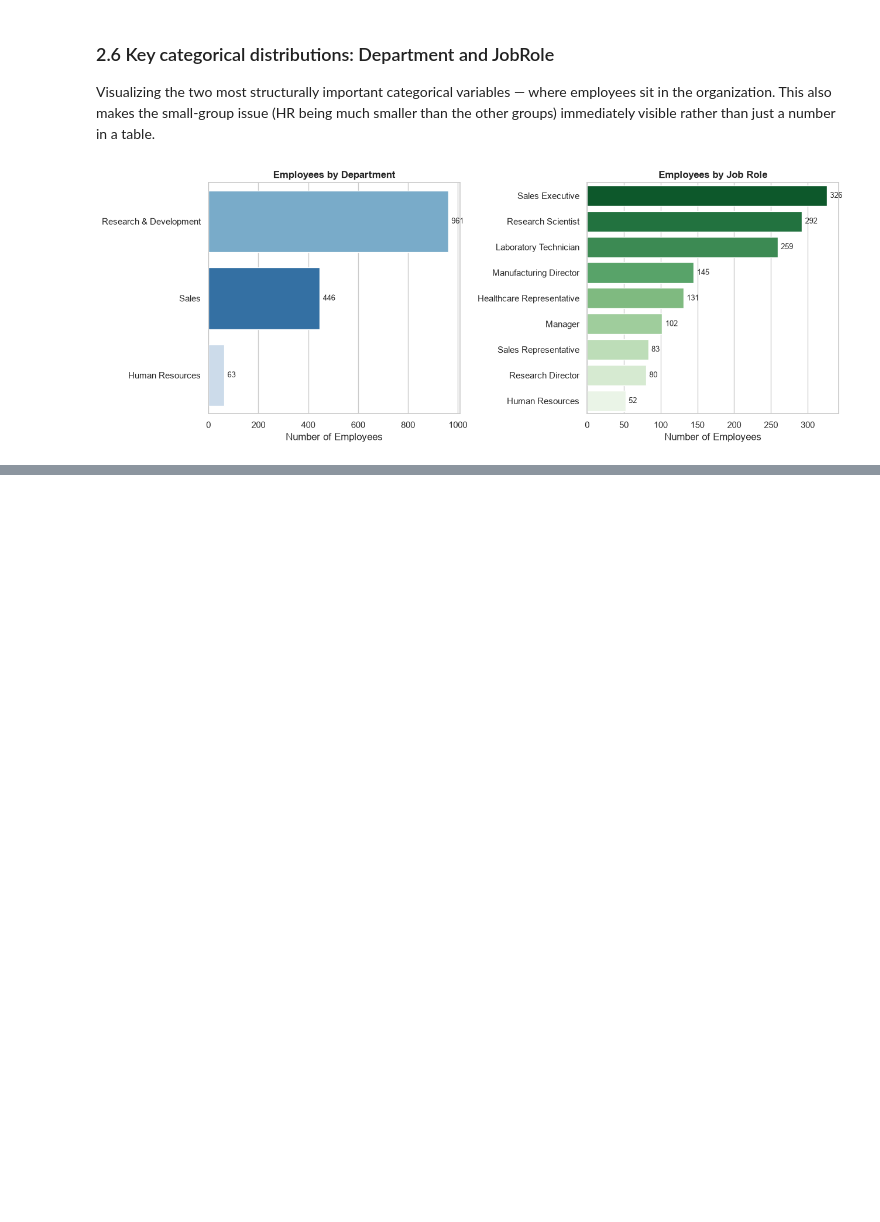
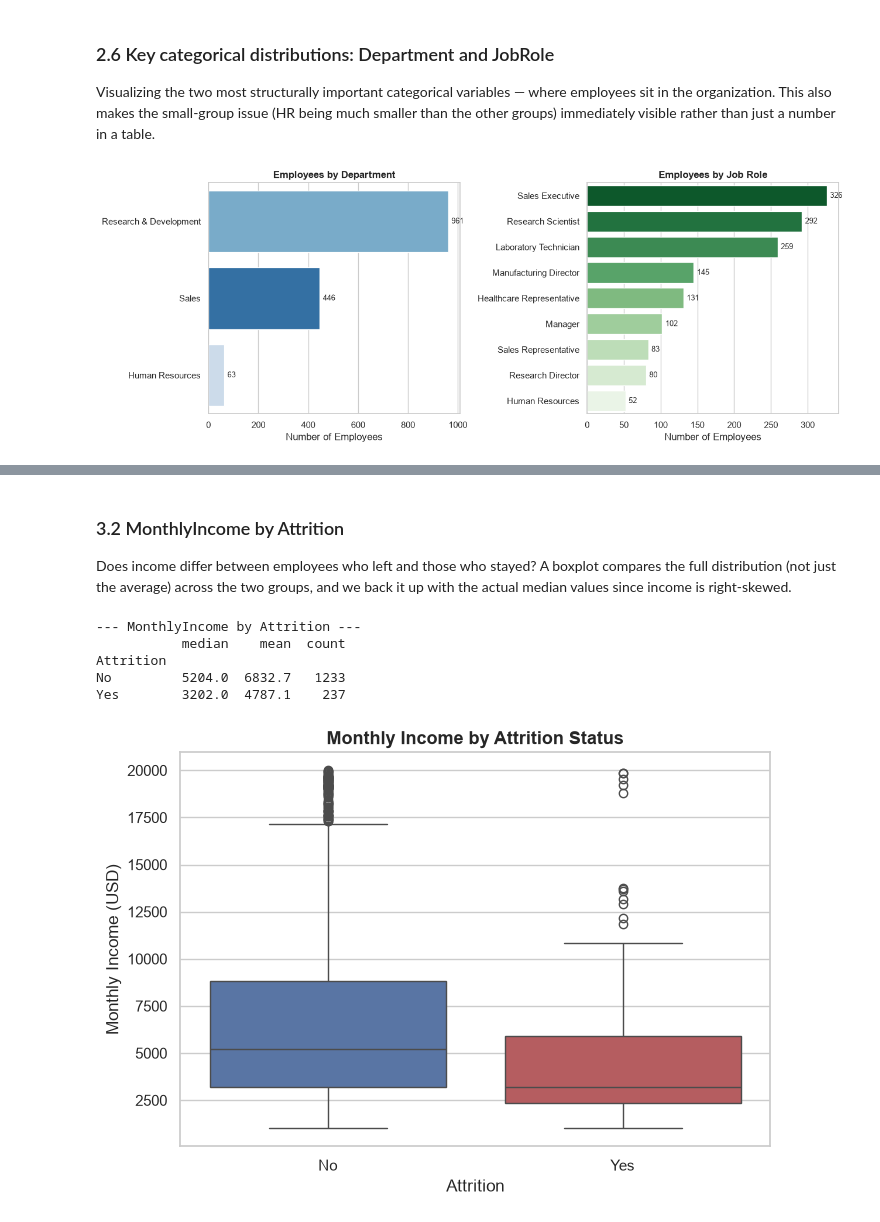
Before and after one commit to Kimberlywangari/eda-in-data-science, a Jupyter notebook: notebooks/eda.ipynb, the cells around one changed output, grey strips where cells are left out. Cells and saved outputs as stored; diff of their text form; code cells hidden in the pictures; blank space fills up the shorter version.

```diff
--- a/notebooks/eda.ipynb
+++ b/notebooks/eda.ipynb
@@ -362,0 +411,27 @@ plt.show()
+# %% [markdown]
+### 3.2 MonthlyIncome by Attrition
+
+Does income differ between employees who left and those who stayed? A boxplot
+compares the full distribution (not just the average) across the two groups, and
+we back it up with the actual median values since income is right-skewed.
+# %%
+income_by_attrition = df_clean.groupby("Attrition")["MonthlyIncome"].agg(["median", "mean", "count"]).round(1)
+print("--- MonthlyIncome by Attrition ---")
+print(income_by_attrition)
+
+fig, ax = plt.subplots(figsize=(7, 5))
+sns.boxplot(data=df_clean, x="Attrition", order=["No", "Yes"], y="MonthlyIncome",
+            hue="Attrition", hue_order=["No", "Yes"], palette=["#4C72B0", "#C44E52"],
+            legend=False, ax=ax)
+ax.set_title("Monthly Income by Attrition Status", fontsize=13, fontweight="bold")
+ax.set_xlabel("Attrition")
+ax.set_ylabel("Monthly Income (USD)")
+plt.tight_layout()
+plt.show()
+# %% [output]
+--- MonthlyIncome by Attrition ---
+           median    mean  count
+Attrition
+No         5204.0  6832.7   1233
+Yes        3202.0  4787.1    237
+[figure, added]
```
Also changed, not shown: parts of 4 cells of this notebook.
